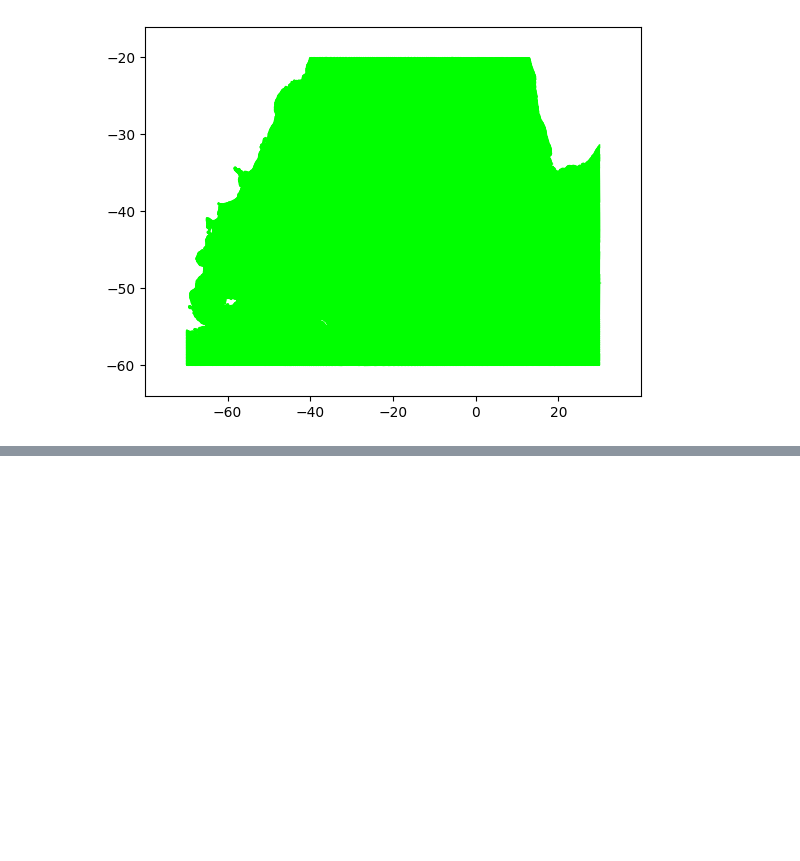
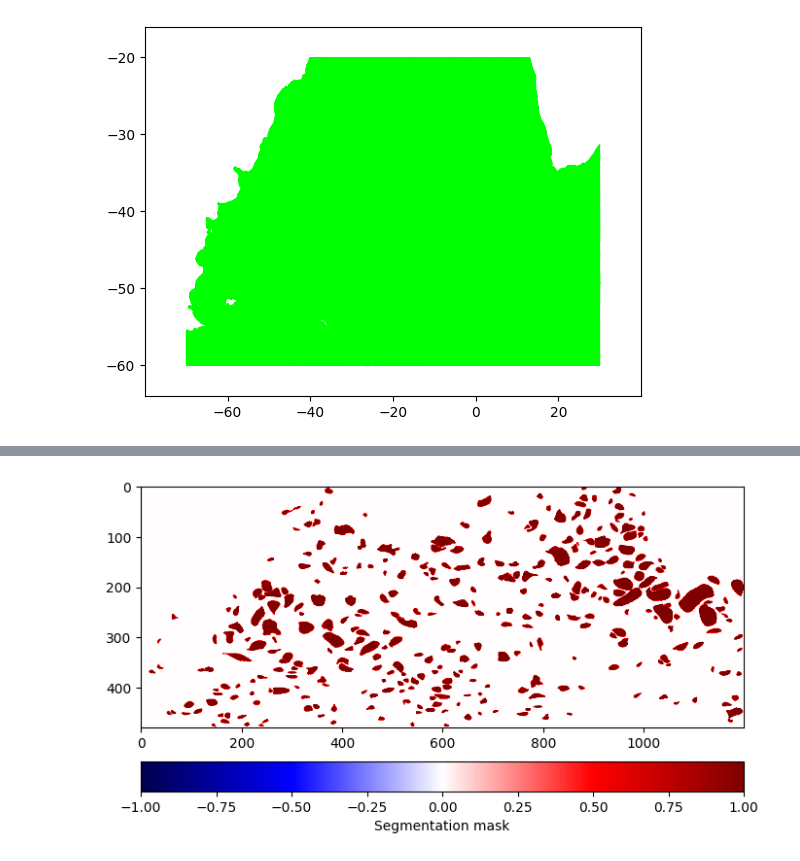
Before and after one commit to HPCI-Lab/eddiesML, a Jupyter notebook: src/pre_processing.ipynb, the cells around one changed output, grey strips where cells are left out. Drawn from its saved outputs; the diff is of its cells as text; code cells hidden in the pictures; blank space fills up the shorter version.

```diff
--- a/src/pre_processing.ipynb
+++ b/src/pre_processing.ipynb
@@ -194,0 +251,9 @@ data_mesh.to_netcdf(OUTPUT_PATH_GRID_SUBSET, engine='netcdf4')
+# %%
+plot_data = seg_mask_01.seg_mask.values[0]
+
+fig = plt.figure(figsize=(8, 4.5))
+plt.imshow(np.flipud(plot_data.T), cmap=cm.seismic, vmin=-1, vmax=1)
+cb = plt.colorbar(orientation='horizontal', pad=0.1)
+cb.set_label('Segmentation mask', size=10)
+# %% [output]
+[figure, added]
```
Also changed, not shown: parts of 12 cells of this notebook, 1 other file.
